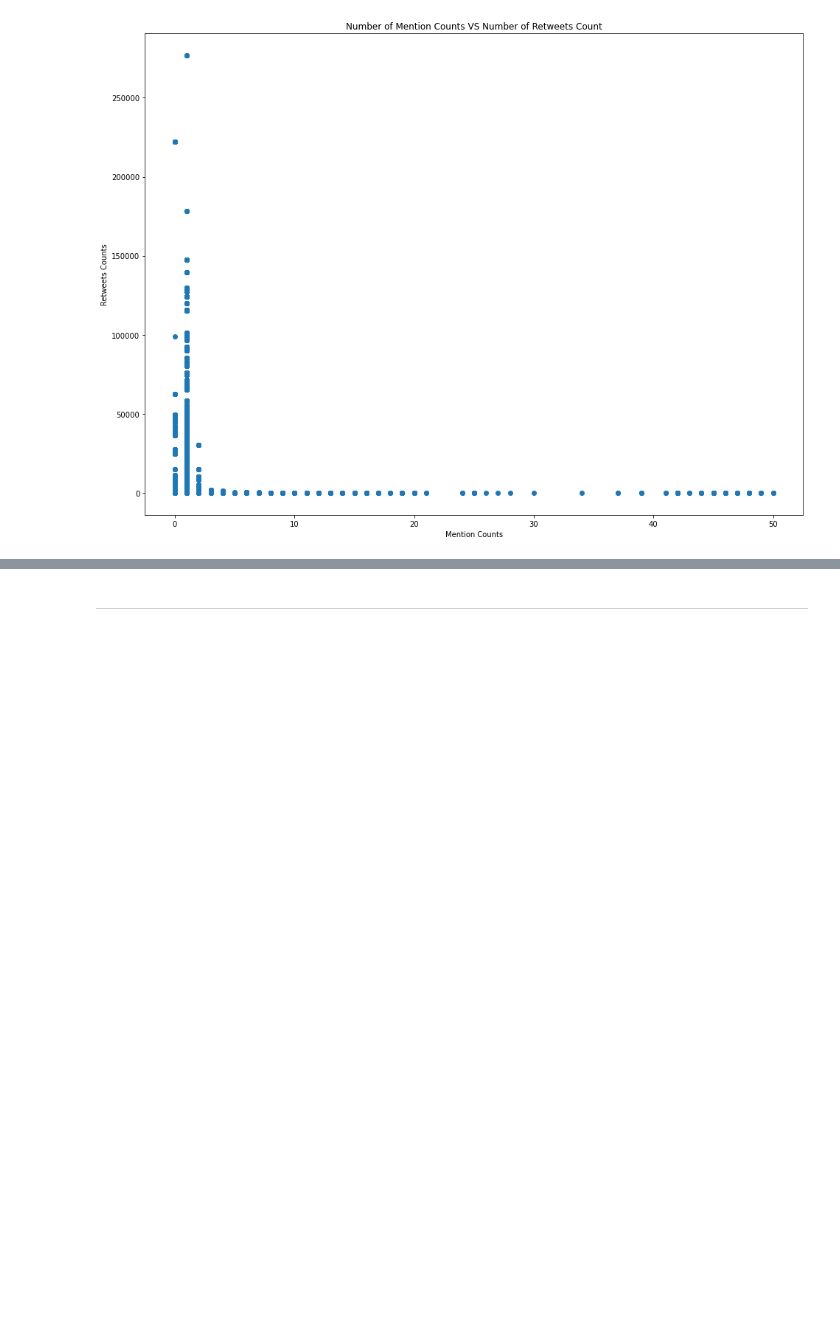
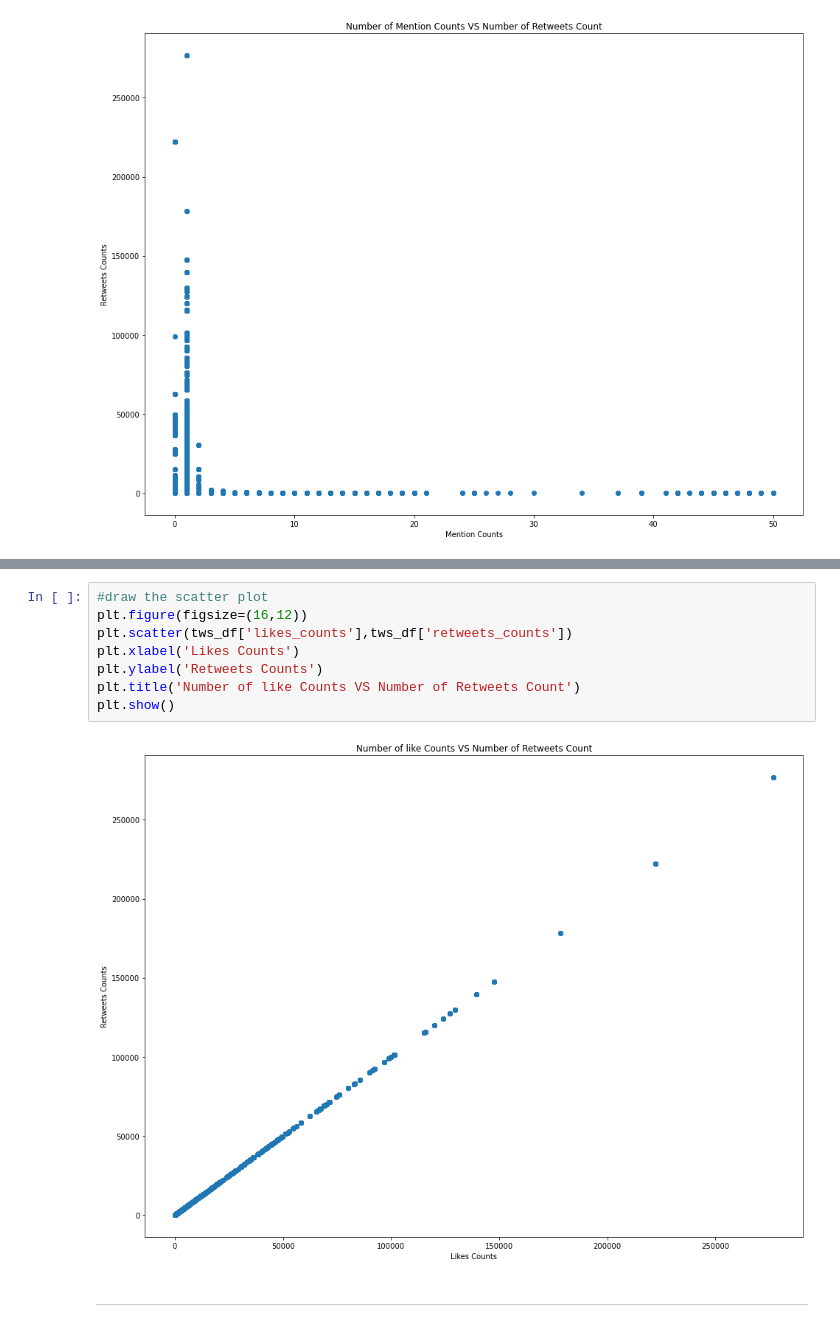
Before and after one commit to zlt0518/Covid19-Data-Analysis, a Jupyter notebook: Samll Piece of Data/twitter analysis without content.ipynb, the cells around one changed output, grey strips where cells are left out. Drawn from its saved outputs; the diff is of its cells as text; blank space fills up the shorter version.

```diff
--- a/Samll Piece of Data/twitter analysis without content.ipynb
+++ b/Samll Piece of Data/twitter analysis without content.ipynb
@@ -108,3 +118,13 @@ plt.show()
+# %%
+#draw the scatter plot
+plt.figure(figsize=(16,12))
+plt.scatter(tws_df['likes_counts'],tws_df['retweets_counts'])
+plt.xlabel('Likes Counts')
+plt.ylabel('Retweets Counts')
+plt.title('Number of like Counts VS Number of Retweets Count')
+plt.show()
+# %% [output]
+[figure, added]
 # %% [markdown]
 --------------------------------------------------------------------------------------------------------------------------------------------------------------
 # %% [markdown]
```
Also changed, not shown: parts of 5 cells of this notebook.
